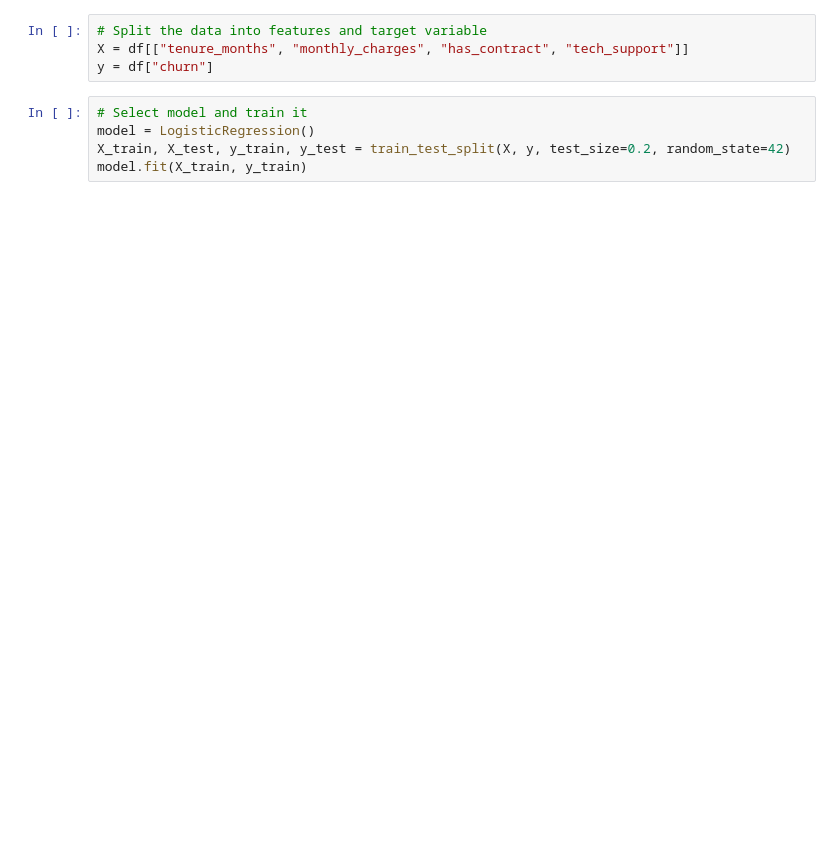
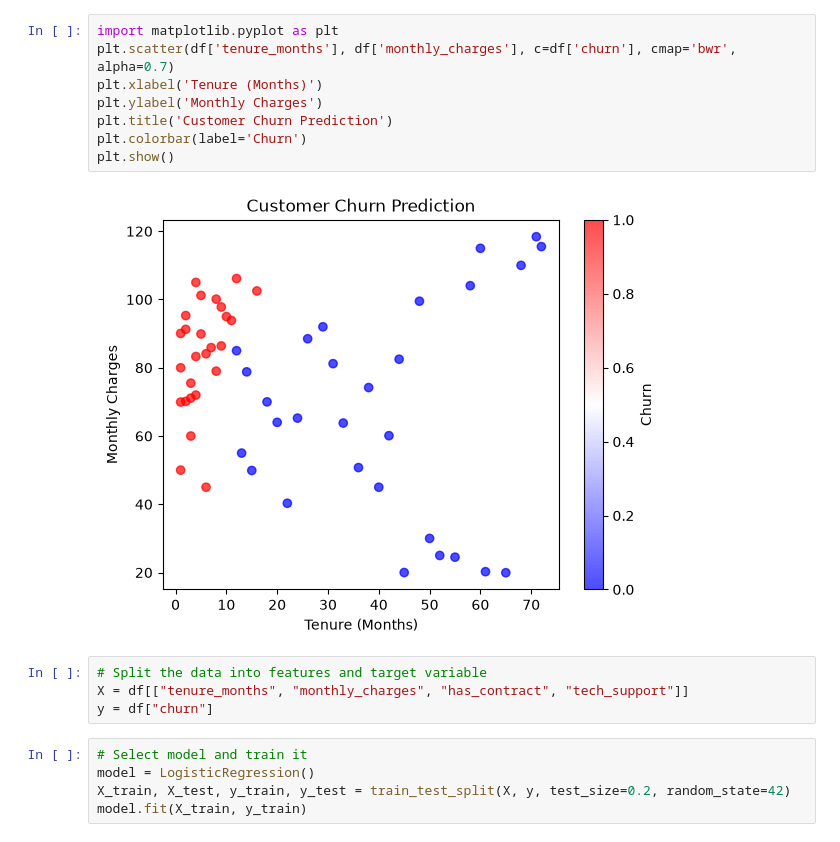
Before and after one commit to Afrah-create/RecessTerm, a Jupyter notebook: Lectures/Day10/customer_predict.ipynb, the cells around one changed output. Cells and saved outputs as stored; diff of their text form; blank space fills up the shorter version.

```diff
--- a/Lectures/Day10/customer_predict.ipynb
+++ b/Lectures/Day10/customer_predict.ipynb
@@ -29,3 +84,13 @@ df = pd.DataFrame(customer_churn_data)
+# %%
+import matplotlib.pyplot as plt
+plt.scatter(df['tenure_months'], df['monthly_charges'], c=df['churn'], cmap='bwr', alpha=0.7)
+plt.xlabel('Tenure (Months)')
+plt.ylabel('Monthly Charges')
+plt.title('Customer Churn Prediction')
+plt.colorbar(label='Churn')
+plt.show()
+# %% [output]
+[figure, added]
 # %%
 # Split the data into features and target variable
 X = df[["tenure_months", "monthly_charges", "has_contract", "tech_support"]]
```
Also changed, not shown: parts of 5 cells of this notebook, 6 other files.
